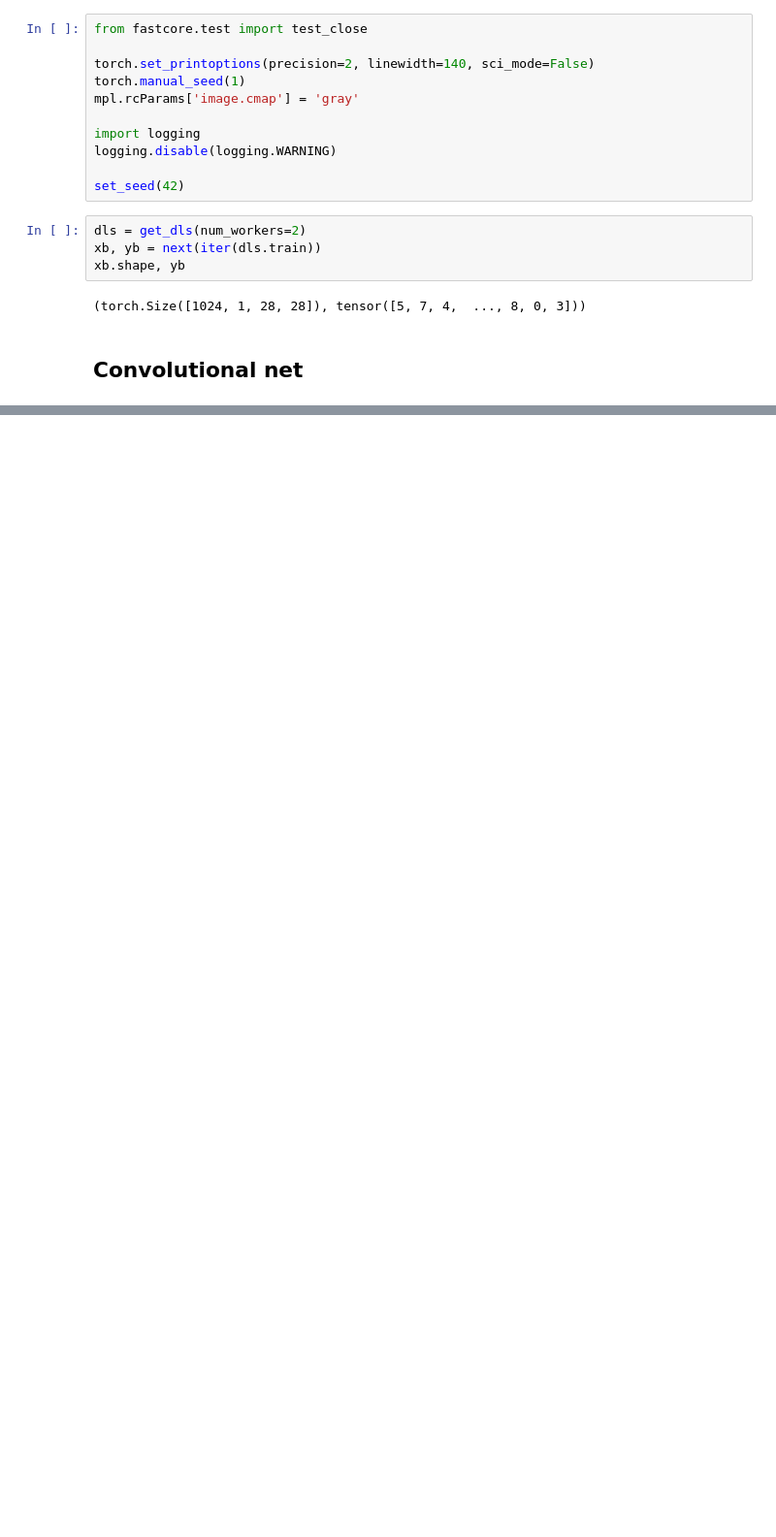
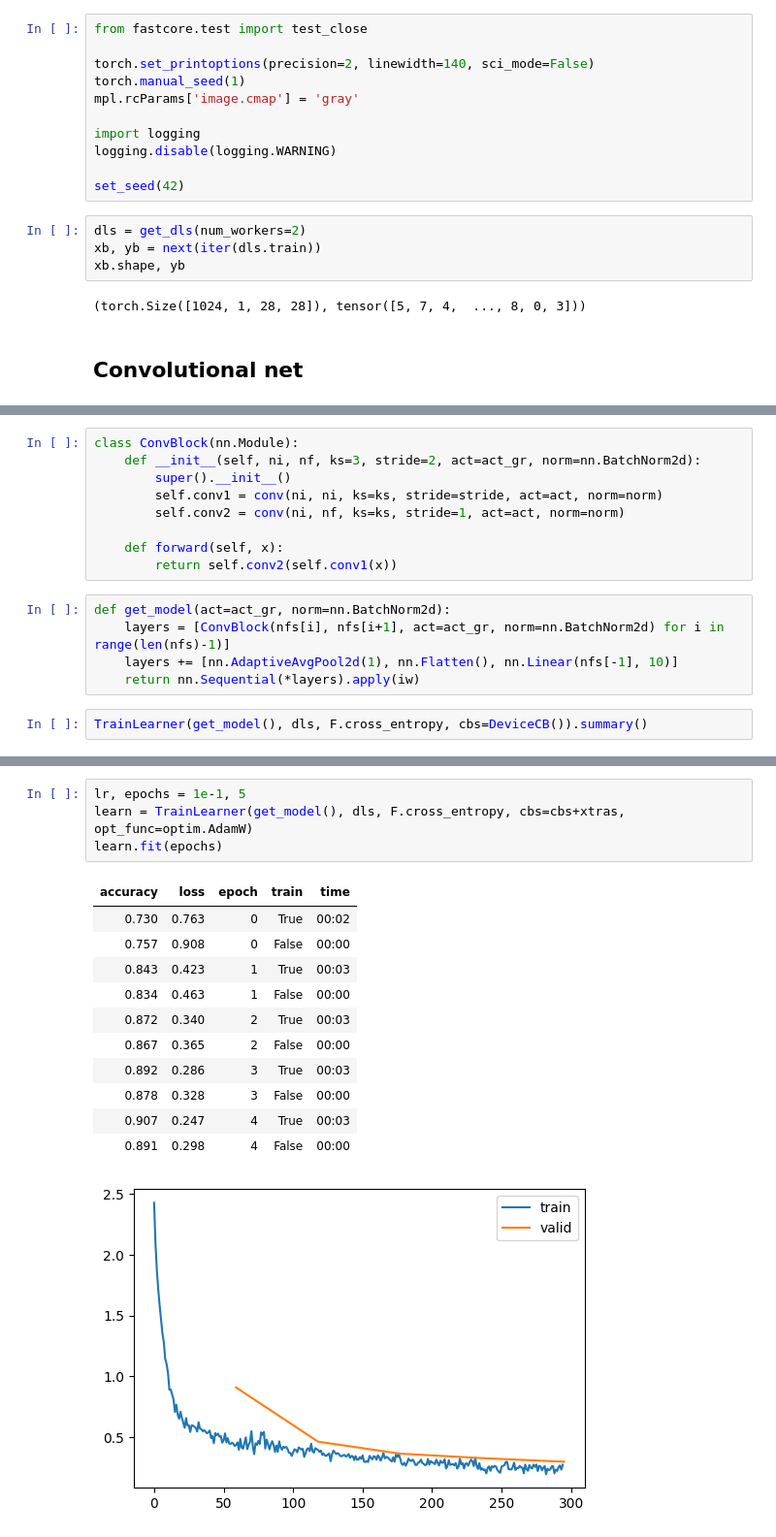
Before and after one commit to galopyz/course22p2, a Jupyter notebook: nbs/13_resnet_adv.ipynb, the cells around one changed output, grey strips where cells are left out. Shown at 97% size. Drawn from its saved outputs; the diff is of its cells as text; blank space fills up the shorter version.

```diff
--- a/nbs/13_resnet_adv.ipynb
+++ b/nbs/13_resnet_adv.ipynb
@@ -120,0 +214,16 @@ TrainLearner(get_model(), dls, F.cross_entropy, cbs=DeviceCB()).lr_find()
+# %%
+class ConvBlock(nn.Module):
+    def __init__(self, ni, nf, ks=3, stride=2, act=act_gr, norm=nn.BatchNorm2d):
+        super().__init__()
+        self.conv1 = conv(ni, ni, ks=ks, stride=stride, act=act, norm=norm)
+        self.conv2 = conv(ni, nf, ks=ks, stride=1, act=act, norm=norm)
+
+    def forward(self, x):
+        return self.conv2(self.conv1(x))
+# %%
+def get_model(act=act_gr, norm=nn.BatchNorm2d):
+    layers = [ConvBlock(nfs[i], nfs[i+1], act=act_gr, norm=nn.BatchNorm2d) for i in range(len(nfs)-1)]
+    layers += [nn.AdaptiveAvgPool2d(1), nn.Flatten(), nn.Linear(nfs[-1], 10)]
+    return nn.Sequential(*layers).apply(iw)
+# %%
+TrainLearner(get_model(), dls, F.cross_entropy, cbs=DeviceCB()).summary()
@@ -120,0 +246,17 @@ TrainLearner(get_model(), dls, F.cross_entropy, cbs=DeviceCB()).lr_find()
+# %%
+lr, epochs = 1e-1, 5
+learn = TrainLearner(get_model(), dls, F.cross_entropy, cbs=cbs+xtras, opt_func=optim.AdamW)
+learn.fit(epochs)
+# %% [output]
+| accuracy | loss | epoch | train | time |
+| 0.730 | 0.763 | 0 | True | 00:02 |
+| 0.757 | 0.908 | 0 | False | 00:00 |
+| 0.843 | 0.423 | 1 | True | 00:03 |
+| 0.834 | 0.463 | 1 | False | 00:00 |
+| 0.872 | 0.340 | 2 | True | 00:03 |
+| 0.867 | 0.365 | 2 | False | 00:00 |
+| 0.892 | 0.286 | 3 | True | 00:03 |
+| 0.878 | 0.328 | 3 | False | 00:00 |
+| 0.907 | 0.247 | 4 | True | 00:03 |
+| 0.891 | 0.298 | 4 | False | 00:00 |
+[figure, added]
```
Also changed, not shown: parts of 33 cells of this notebook.
